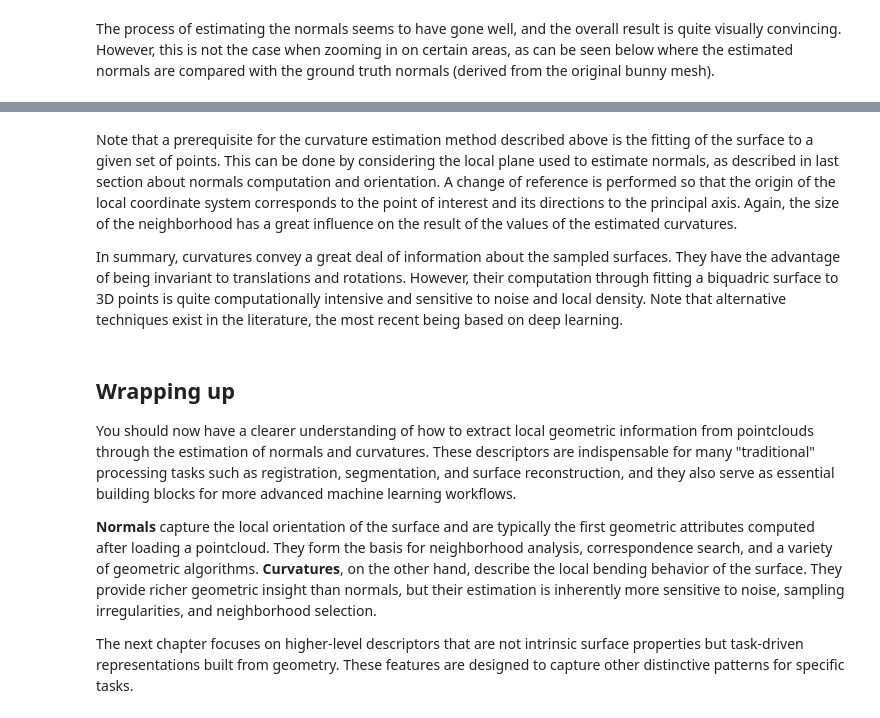
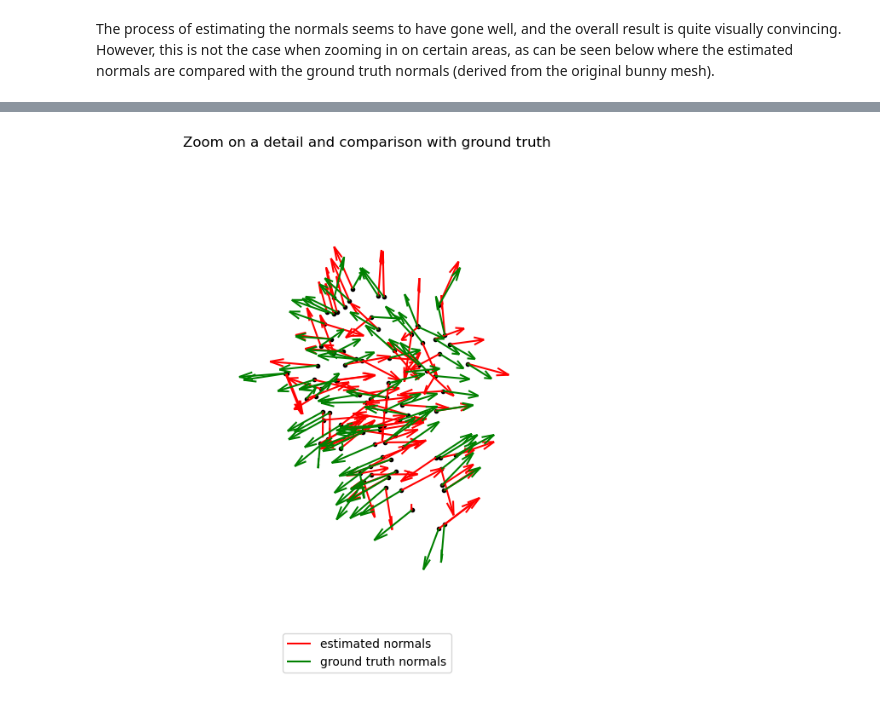
Before and after one commit to jlgregorio/tutorials-pointcloud-python, a Jupyter notebook: 5.normals_and_curvatures.ipynb, the cells around one changed output, grey strips where cells are left out. Drawn from its saved outputs; the diff is of its cells as text; code cells hidden in the pictures.

Commit message:
extend curvatures & miscellaneous improvements

```diff
--- a/5.normals_and_curvatures.ipynb
+++ b/5.normals_and_curvatures.ipynb
@@ -614,12 +90,25 @@ Mean curvature at (0, 0) from principal curvatures: H = -0.04723, same as previo
-# %% [markdown]
-Note that a prerequisite for the curvature estimation method described above is the fitting of the surface to a given set of points. This can be done by considering the local plane used to estimate normals, as described in last section about normals computation and orientation. A change of reference is performed so that the origin of the local coordinate system corresponds to the point of interest and its directions to the principal axis. Again, the size of the neighborhood has a great influence on the result of the values of the estimated curvatures.
-
-In summary, curvatures convey a great deal of information about the sampled surfaces. They have the advantage of being invariant to translations and rotations. However, their computation through fitting a biquadric surface to 3D points is quite computationally intensive and sensitive to noise and local density. Note that alternative techniques exist in the literature, the most recent being based on deep learning.
-# %% [markdown]
-## Wrapping up
-
-You should now have a clearer understanding of how to extract local geometric information from pointclouds through the estimation of normals and curvatures. These descriptors are indispensable for many "traditional" processing tasks such as registration, segmentation, and surface reconstruction, and they also serve as essential building blocks for more advanced machine learning workflows.
-
-**Normals** capture the local orientation of the surface and are typically the first geometric attributes computed after loading a pointcloud. They form the basis for neighborhood analysis, correspondence search, and a variety of geometric algorithms. **Curvatures**, on the other hand, describe the local bending behavior of the surface. They provide richer geometric insight than normals, but their estimation is inherently more sensitive to noise, sampling irregularities, and neighborhood selection.
-
-The next chapter focuses on higher‑level descriptors that are not intrinsic surface properties but task‑driven representations built from geometry. These features are designed to capture other distinctive patterns for specific tasks.
+# %%
+# Zoom on a detail (rabbit ear) and compare with ground truth normals
+inds_detail = kdtree.query_ball_point(points[136], r=25.)
+
+# Visualize the sub pointcloud and normals
+fig = plt.figure(figsize=(8, 8))
+ax = fig.add_subplot(111, projection="3d")
+ax.plot(points[inds_detail, 0], points[inds_detail, 1], points[inds_detail, 2], 'k.')
+ax.quiver(points[inds_detail, 0], points[inds_detail, 1], points[inds_detail, 2],
+        normals[inds_detail, 0], normals[inds_detail, 1], normals[inds_detail, 2],
+        length=5., # we make normals a little bit larger for visualization purposes
+        color="red", label="estimated normals")
+ax.quiver(points[inds_detail, 0], points[inds_detail, 1], points[inds_detail, 2],
+        ground_truth_normals[inds_detail, 0], ground_truth_normals[inds_detail, 1],
+        ground_truth_normals[inds_detail, 2],
+        length=5.0, # we make normals a little bit larger for visualization purposes
+        color="green", label="ground truth normals")
+ax.view_init(0, 0)
+ax.set_axis_off()
+ax.legend(loc="lower center")
+plt.axis("equal")
+plt.title("Zoom on a detail and comparison with ground truth")
+plt.show()
+# %% [output]
+[figure, added]
```
Also changed, not shown: parts of 45 cells of this notebook, 9 other files.
